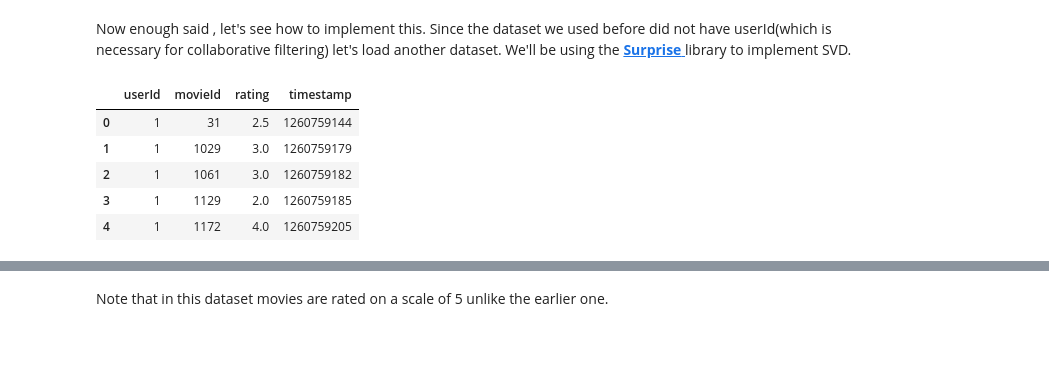
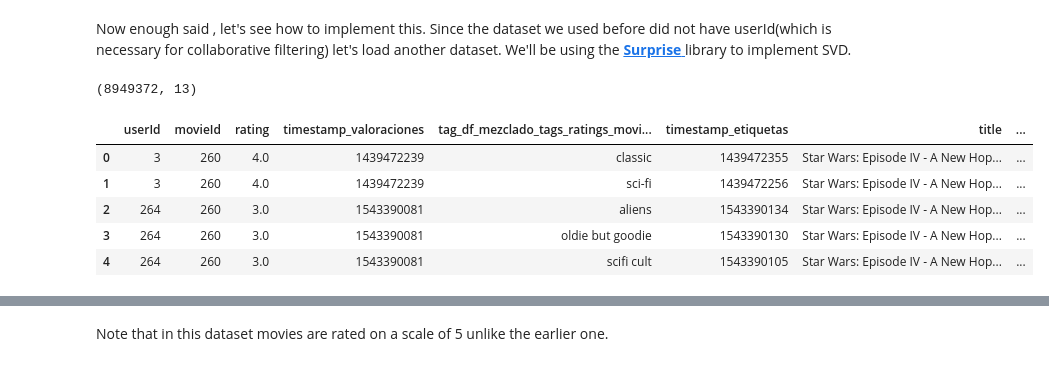
Before and after one commit to Jaime44/WorkSpace, a Jupyter notebook: models/colaborative filter/CF_The_age_of_recommeder_System.ipynb, the cells around one changed output, grey strips where cells are left out. Drawn from its saved outputs; the diff is of its cells as text; code cells hidden in the pictures.

```diff
--- a/models/colaborative filter/CF_The_age_of_recommeder_System.ipynb
+++ b/models/colaborative filter/CF_The_age_of_recommeder_System.ipynb
@@ -480,15 +88,18 @@ Since the dataset we used before did not have userId(which is necessary for coll
 # %%
 #Deprecated
 # from surprise import evaluate
 from surprise import Reader, Dataset, SVD
 from surprise.model_selection import cross_validate
 reader = Reader()
-ratings = pd.read_csv(path_absolute+'/ratings_small.csv')
+# ratings = pd.read_csv(path_absolute+'/ratings_small.csv')
+ratings = pd.read_csv(path_absolute+'/df_mezclado_tags_ratings_movies_links_genTags.csv')
+print(ratings.shape)
 ratings.head()
 # %% [output]
+(8949372, 13)
-|  | userId | movieId | rating | timestamp |
-| 0 | 1 | 31 | 2.5 | 1260759144 |
-| 1 | 1 | 1029 | 3.0 | 1260759179 |
-| 2 | 1 | 1061 | 3.0 | 1260759182 |
-| 3 | 1 | 1129 | 2.0 | 1260759185 |
-| 4 | 1 | 1172 | 4.0 | 1260759205 |
+|  | userId | movieId | rating | timestamp_valoraciones | tag_df_mezclado_tags_ratings_movi... | timestamp_etiquetas | title | ... |
+| 0 | 3 | 260 | 4.0 | 1439472239 | classic | 1439472355 | Star Wars: Episode IV - A New Hop... | ... |
+| 1 | 3 | 260 | 4.0 | 1439472239 | sci-fi | 1439472256 | Star Wars: Episode IV - A New Hop... | ... |
+| 2 | 264 | 260 | 3.0 | 1543390081 | aliens | 1543390134 | Star Wars: Episode IV - A New Hop... | ... |
+| 3 | 264 | 260 | 3.0 | 1543390081 | oldie but goodie | 1543390130 | Star Wars: Episode IV - A New Hop... | ... |
+| 4 | 264 | 260 | 3.0 | 1543390081 | scifi cult | 1543390105 | Star Wars: Episode IV - A New Hop... | ... |
```
Also changed, not shown: parts of 68 cells of this notebook, 9 other files.
